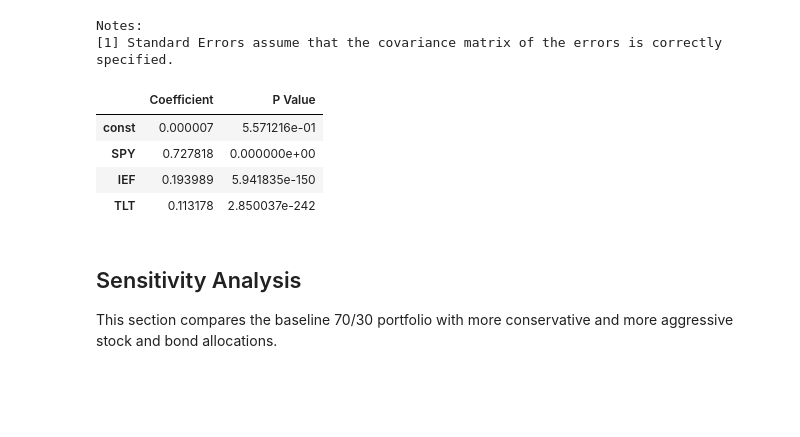
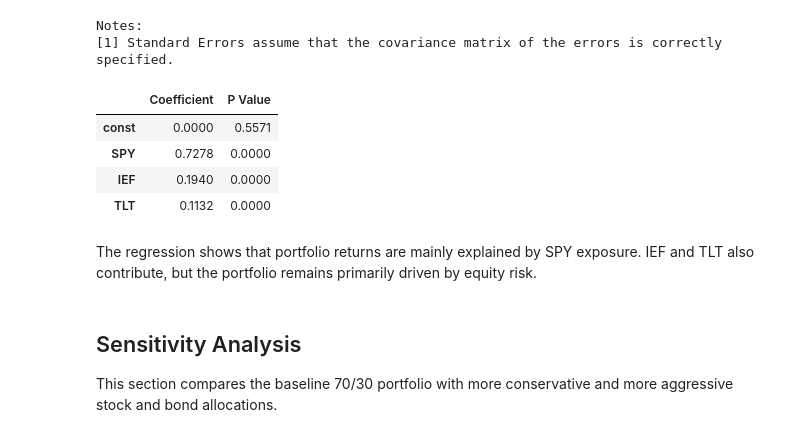
Before and after one commit to a-ospan/portfolio-risk-analysis, a Jupyter notebook: notebooks/analysis.ipynb, the cells around one changed output. Saved outputs shown, nothing was run; the diff lists cells and outputs as text; code cells hidden in the pictures; blank space fills up the shorter version.

```diff
--- a/notebooks/analysis.ipynb
+++ b/notebooks/analysis.ipynb
@@ -673,16 +678,18 @@ Notes:
 # %%
 regression_results = pd.DataFrame({
     "Coefficient": model.params,
     "P Value": model.pvalues
 })
 
-regression_results
+regression_results.round(4)
 # %% [output]
 |  | Coefficient | P Value |
-| const | 0.000007 | 5.571216e-01 |
-| SPY | 0.727818 | 0.000000e+00 |
-| IEF | 0.193989 | 5.941835e-150 |
-| TLT | 0.113178 | 2.850037e-242 |
+| const | 0.0000 | 0.5571 |
+| SPY | 0.7278 | 0.0000 |
+| IEF | 0.1940 | 0.0000 |
+| TLT | 0.1132 | 0.0000 |
+# %% [markdown]
+The regression shows that portfolio returns are mainly explained by SPY exposure. IEF and TLT also contribute, but the portfolio remains primarily driven by equity risk.
 # %% [markdown]
 ## Sensitivity Analysis
 
```
Also changed, not shown: parts of 17 cells of this notebook.
